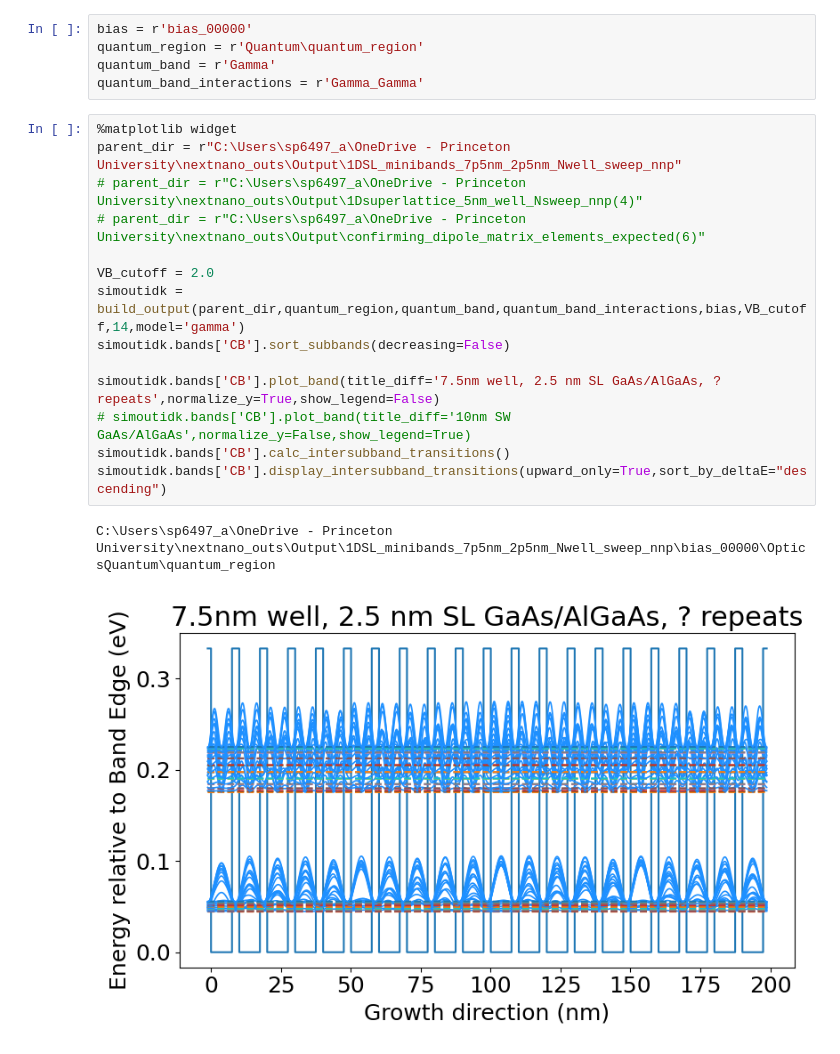
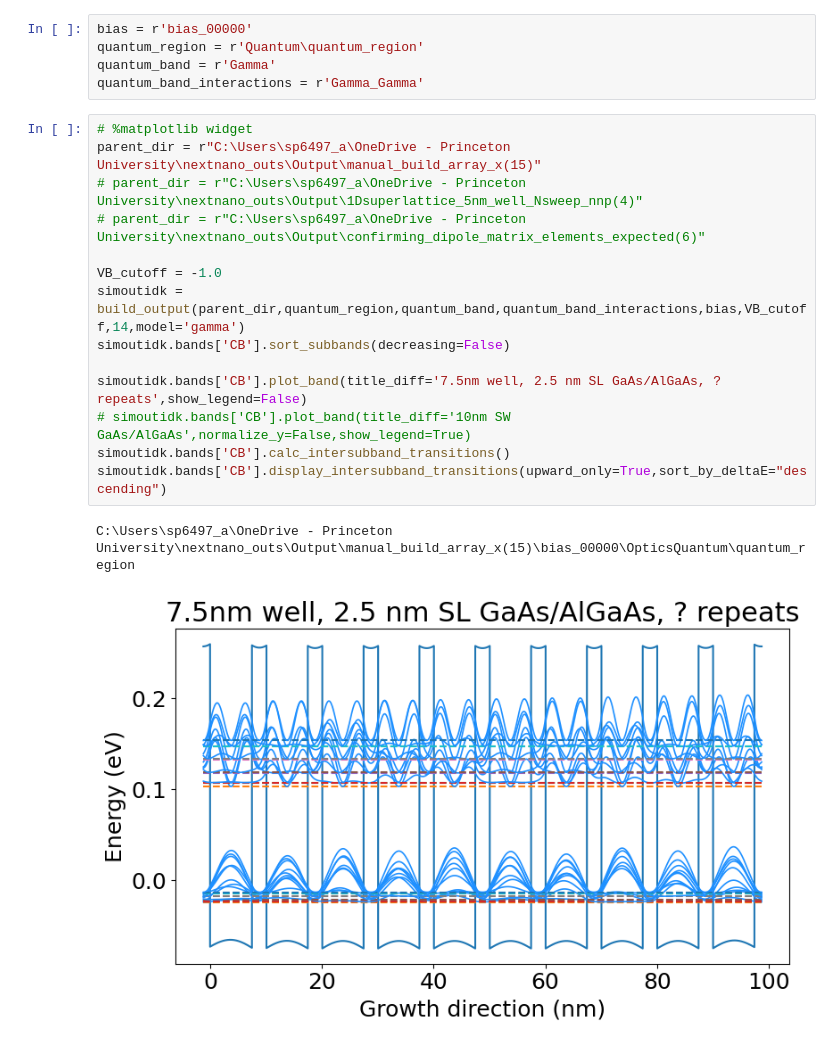
Before and after one commit to sherpsss/nextnanopy_projects, a Jupyter notebook: AlGaAsGaAsSL/LDOS.ipynb, the cells around one changed output. Saved outputs shown, nothing was run; the diff lists cells and outputs as text.

```diff
--- a/AlGaAsGaAsSL/LDOS.ipynb
+++ b/AlGaAsGaAsSL/LDOS.ipynb
@@ -21,22 +21,22 @@ quantum_region = r'Quantum\quantum_region'
 quantum_band = r'Gamma'
 quantum_band_interactions = r'Gamma_Gamma'
 # %%
-%matplotlib widget
-parent_dir = r"C:\Users\sp6497_a\OneDrive - Princeton University\nextnano_outs\Output\1DSL_minibands_7p5nm_2p5nm_Nwell_sweep_nnp"
+# %matplotlib widget
+parent_dir = r"C:\Users\sp6497_a\OneDrive - Princeton University\nextnano_outs\Output\manual_build_array_x(15)"
 # parent_dir = r"C:\Users\sp6497_a\OneDrive - Princeton University\nextnano_outs\Output\1Dsuperlattice_5nm_well_Nsweep_nnp(4)"
 # parent_dir = r"C:\Users\sp6497_a\OneDrive - Princeton University\nextnano_outs\Output\confirming_dipole_matrix_elements_expected(6)"
 
-VB_cutoff = 2.0
+VB_cutoff = -1.0
 simoutidk = build_output(parent_dir,quantum_region,quantum_band,quantum_band_interactions,bias,VB_cutoff,14,model='gamma')
 simoutidk.bands['CB'].sort_subbands(decreasing=False)
 
-simoutidk.bands['CB'].plot_band(title_diff='7.5nm well, 2.5 nm SL GaAs/AlGaAs, ? repeats',normalize_y=True,show_legend=False)
+simoutidk.bands['CB'].plot_band(title_diff='7.5nm well, 2.5 nm SL GaAs/AlGaAs, ? repeats',show_legend=False)
 # simoutidk.bands['CB'].plot_band(title_diff='10nm SW GaAs/AlGaAs',normalize_y=False,show_legend=True)
 simoutidk.bands['CB'].calc_intersubband_transitions()
 simoutidk.bands['CB'].display_intersubband_transitions(upward_only=True,sort_by_deltaE="descending")
 # %% [output]
-C:\Users\sp6497_a\OneDrive - Princeton University\nextnano_outs\Output\1DSL_minibands_7p5nm_2p5nm_Nwell_sweep_nnp\bias_00000\OpticsQuantum\quantum_region
+C:\Users\sp6497_a\OneDrive - Princeton University\nextnano_outs\Output\manual_build_array_x(15)\bias_00000\OpticsQuantum\quantum_region
-[figure, old version]
+[figure, new version]
 Intersubband transition energies — CB
 -----------------------------------------------------
  i → j | ΔE (eV)
```
Also changed, not shown: parts of 4 cells of this notebook, 6 other files.
